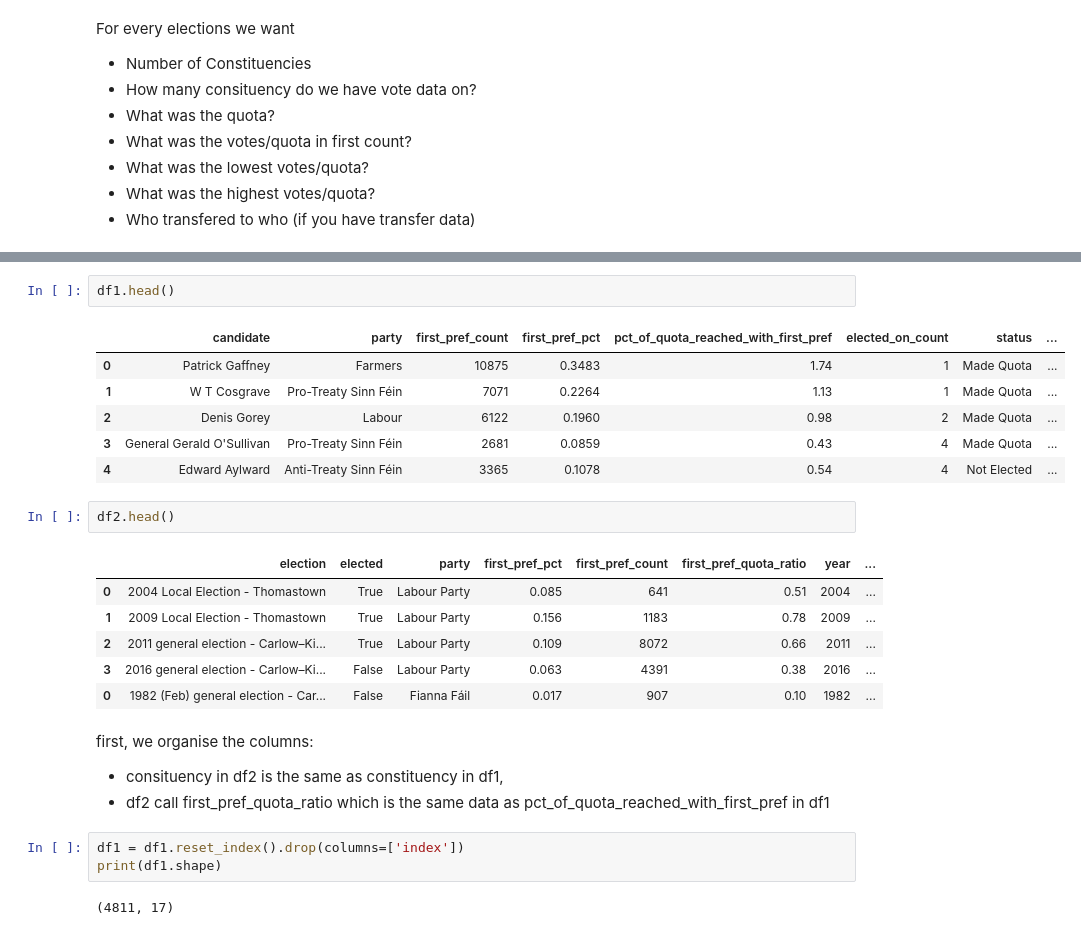
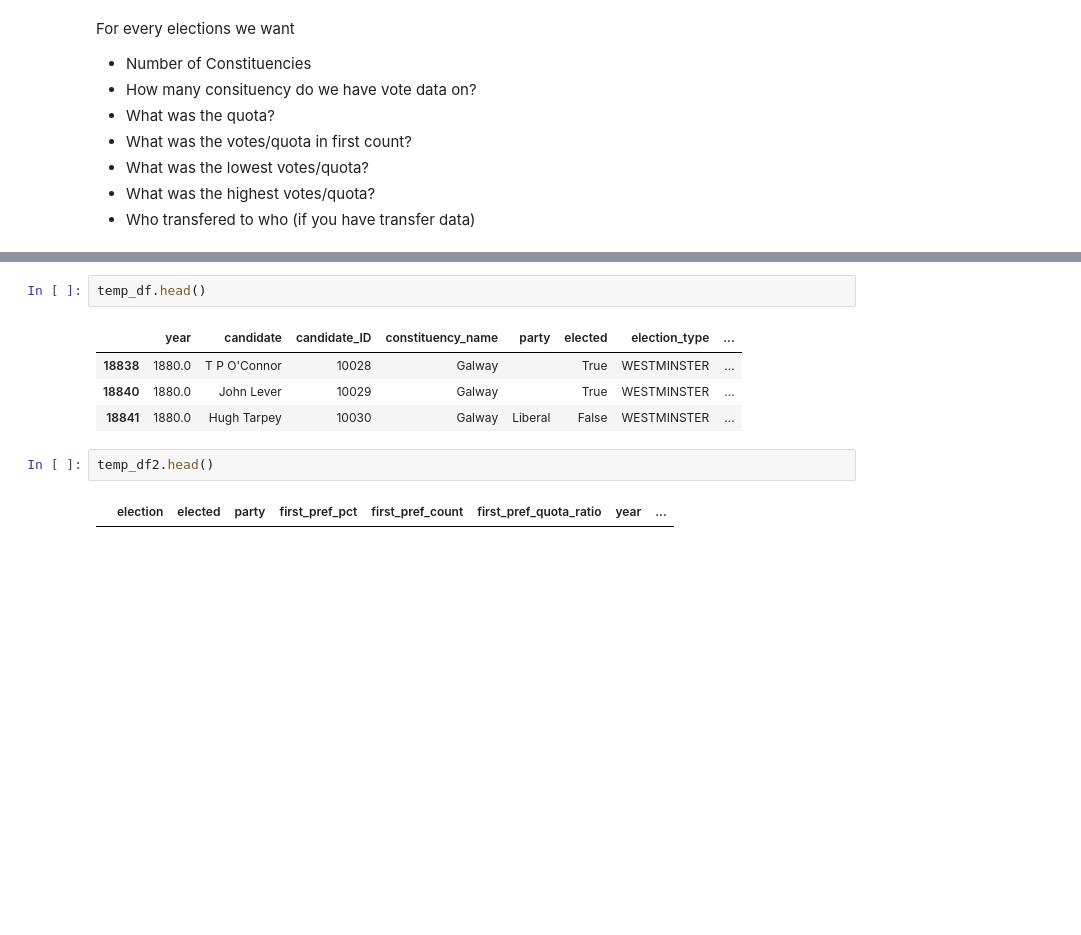
Before and after one commit to fingers53/Scraping_Dail_results, a Jupyter notebook: combining_data_sources.ipynb, the cells around one changed output, grey strips where cells are left out. Saved outputs shown, nothing was run; the diff lists cells and outputs as text; blank space fills up the shorter version.

```diff
--- a/combining_data_sources.ipynb
+++ b/combining_data_sources.ipynb
@@ -37,28 +350,11 @@ Index(['election', 'elected', 'party', 'first_pref_pct', 'first_pref_count',
 # %%
-df1.head()
+temp_df.head()
 # %% [output]
-|  | candidate | party | first_pref_count | first_pref_pct | pct_of_quota_reached_with_first_pref | elected_on_count | status | ... |
-| 0 | Patrick Gaffney | Farmers | 10875 | 0.3483 | 1.74 | 1 | Made Quota | ... |
-| 1 | W T Cosgrave | Pro-Treaty Sinn Féin | 7071 | 0.2264 | 1.13 | 1 | Made Quota | ... |
-| 2 | Denis Gorey | Labour | 6122 | 0.1960 | 0.98 | 2 | Made Quota | ... |
-| 3 | General Gerald O'Sullivan | Pro-Treaty Sinn Féin | 2681 | 0.0859 | 0.43 | 4 | Made Quota | ... |
-| 4 | Edward Aylward | Anti-Treaty Sinn Féin | 3365 | 0.1078 | 0.54 | 4 | Not Elected | ... |
+|  | year | candidate | candidate_ID | constituency_name | party | elected | election_type | ... |
+| 18838 | 1880.0 | T P O'Connor | 10028 | Galway |  | True | WESTMINSTER | ... |
+| 18840 | 1880.0 | John Lever | 10029 | Galway |  | True | WESTMINSTER | ... |
+| 18841 | 1880.0 | Hugh Tarpey | 10030 | Galway | Liberal | False | WESTMINSTER | ... |
 # %%
-df2.head()
+temp_df2.head()
 # %% [output]
 |  | election | elected | party | first_pref_pct | first_pref_count | first_pref_quota_ratio | year | ... |
-| 0 | 2004 Local Election - Thomastown | True | Labour Party | 0.085 | 641 | 0.51 | 2004 | ... |
-| 1 | 2009 Local Election - Thomastown | True | Labour Party | 0.156 | 1183 | 0.78 | 2009 | ... |
-| 2 | 2011 general election - Carlow–Ki... | True | Labour Party | 0.109 | 8072 | 0.66 | 2011 | ... |
-| 3 | 2016 general election - Carlow–Ki... | False | Labour Party | 0.063 | 4391 | 0.38 | 2016 | ... |
-| 0 | 1982 (Feb) general election - Car... | False | Fianna Fáil | 0.017 | 907 | 0.10 | 1982 | ... |
-# %% [markdown]
-first, we organise the columns:
-
-- consituency in df2 is the same as constituency in df1,
-- df2 call first_pref_quota_ratio which is the same data as pct_of_quota_reached_with_first_pref in df1
-# %%
-df1 = df1.reset_index().drop(columns=['index'])
-print(df1.shape)
-# %% [output]
-(4811, 17)
```
Also changed, not shown: parts of 29 cells of this notebook, 3 other files.
